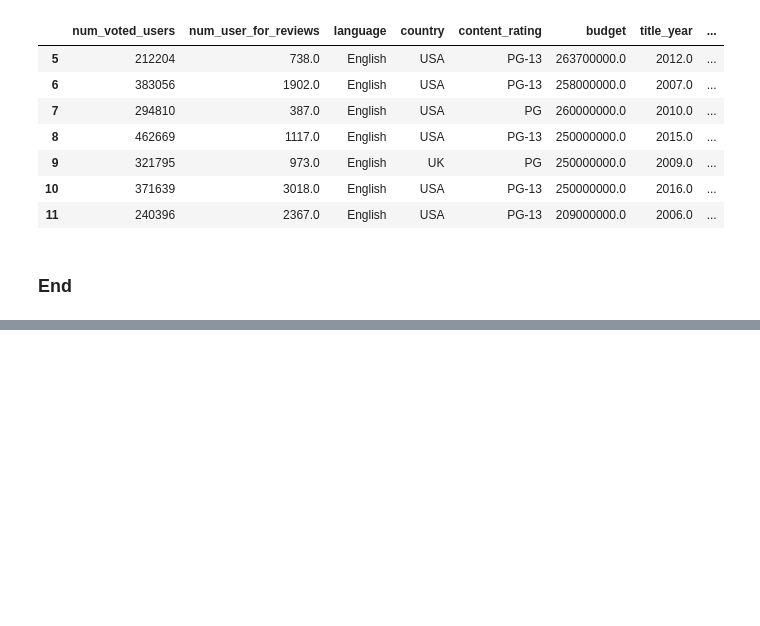
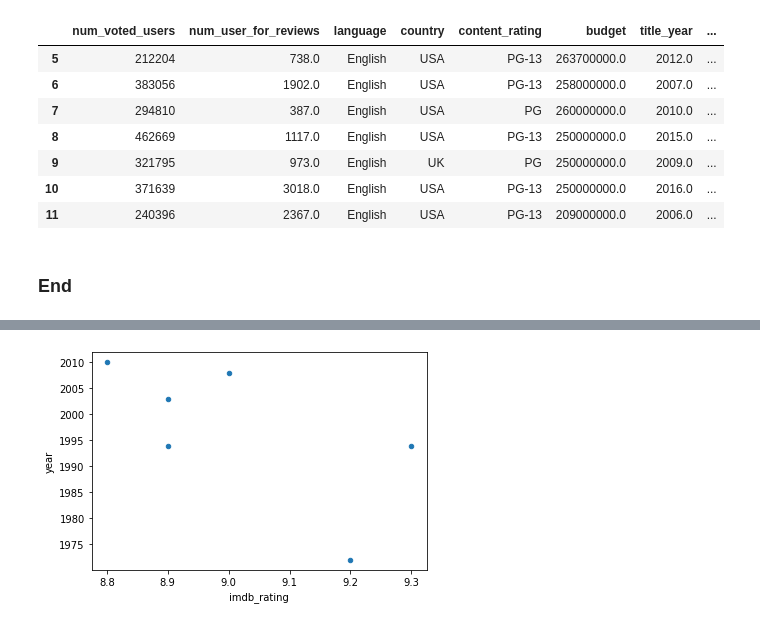
Before and after one commit to jayesh1302/Python_learning, a Jupyter notebook: Week_1_&_2_Python_Jupyter_Notebook.ipynb, the cells around one changed output, grey strips where cells are left out. Saved outputs shown, nothing was run; the diff lists cells and outputs as text; code cells hidden in the pictures; blank space fills up the shorter version.

```diff
--- a/Week_1_&_2_Python_Jupyter_Notebook.ipynb
+++ b/Week_1_&_2_Python_Jupyter_Notebook.ipynb
@@ -1048,3 +1048,8 @@ movies_small
 | 11 | 240396 | 2367.0 | English | USA | PG-13 | 209000000.0 | 2006.0 | ... |
 # %% [markdown]
 ### End
+# %%
+High_vote_rating = pd.DataFrame({'director_name': ['Frank Darabont','Francis Ford Coppola','Christopher Nolan','Peter Jackson','Quentin Tarantino','Christopher Nolan'],
+                   'imdb_rating': [9.3, 9.2, 9.0, 8.9, 8.9, 8.8],
+                   'year': [1994.0,1972.0,2008.0,2003.0,1994.0,2010.0],
+                   'movie_name': ['The Shawshank Redemption','The Godfather','The Dark Knight','The Lord of the Rings: The Return of the King','Pulp Fiction','Inception']})
@@ -1050,0 +1070,4 @@ movies_small
+# %%
+imdb_vs_year = High_vote_rating.plot.scatter(x='imdb_rating',y='year')
+# %% [output]
+[figure, added]
```
Also changed, not shown: parts of 5 cells of this notebook.
